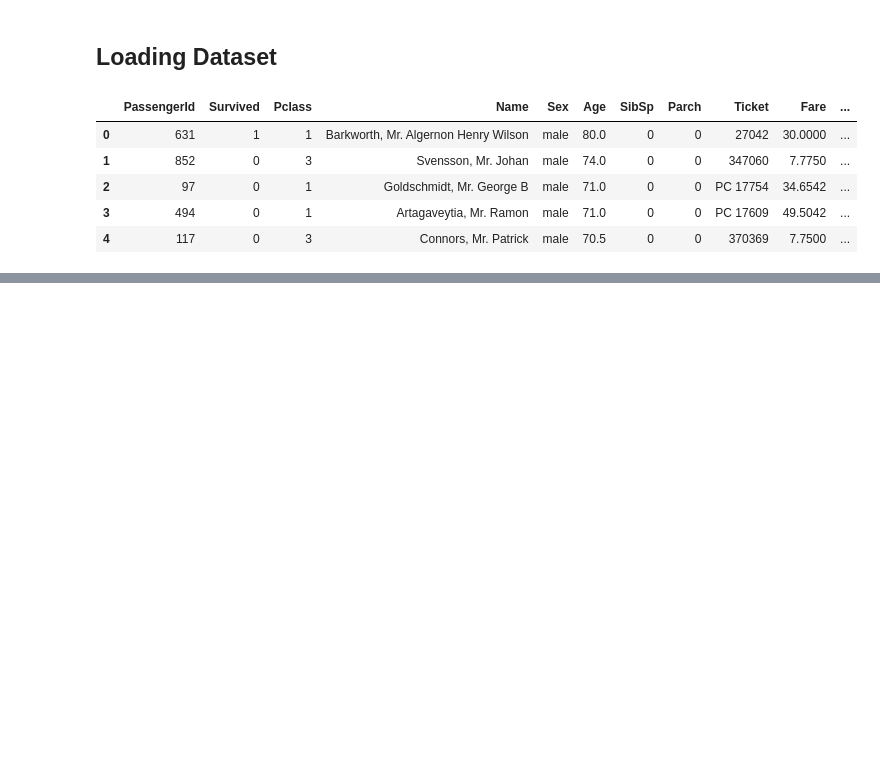
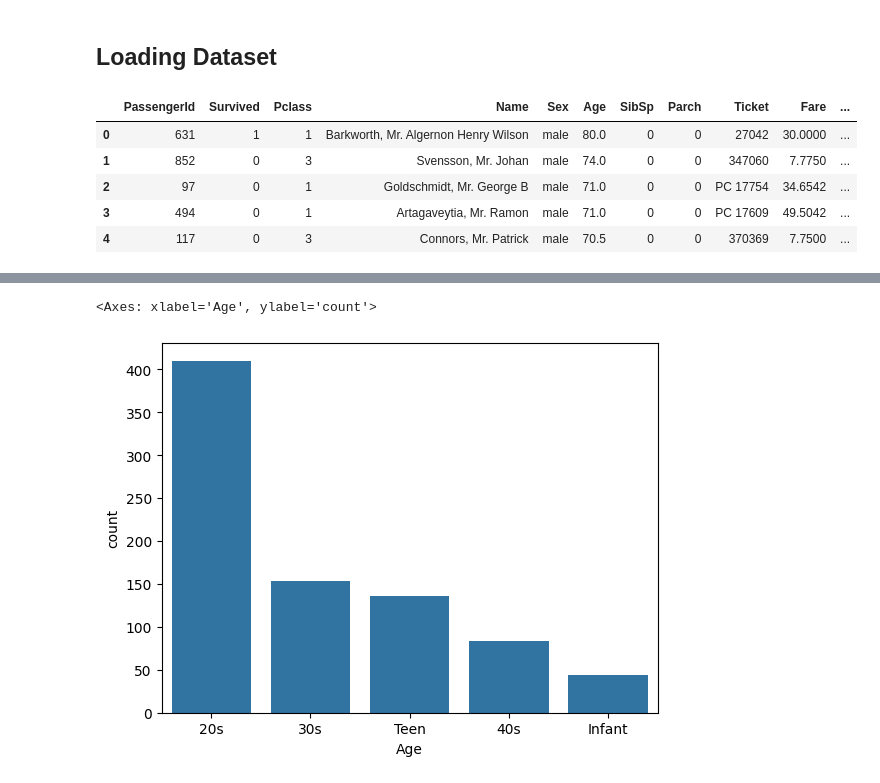
Before and after one commit to galiraza/Data-Science-PortFolio, a Jupyter notebook: 1-Titanic Survival Prediction/Titanic-Prediction.ipynb, the cells around one changed output, grey strips where cells are left out. Drawn from its saved outputs; the diff is of its cells as text; code cells hidden in the pictures; blank space fills up the shorter version.

```diff
--- a/1-Titanic Survival Prediction/Titanic-Prediction.ipynb
+++ b/1-Titanic Survival Prediction/Titanic-Prediction.ipynb
@@ -66,0 +193,7 @@ KeyError: "['PassengerId', 'Name'] not found in axis"
+# %%
+
+sns.countplot(x='Age', data=df,
+              order=df['Age'].value_counts().index[:5])
+# %% [output]
+<Axes: xlabel='Age', ylabel='count'>
+[figure, added]
```
Also changed, not shown: parts of 25 cells of this notebook, 5 other files.
